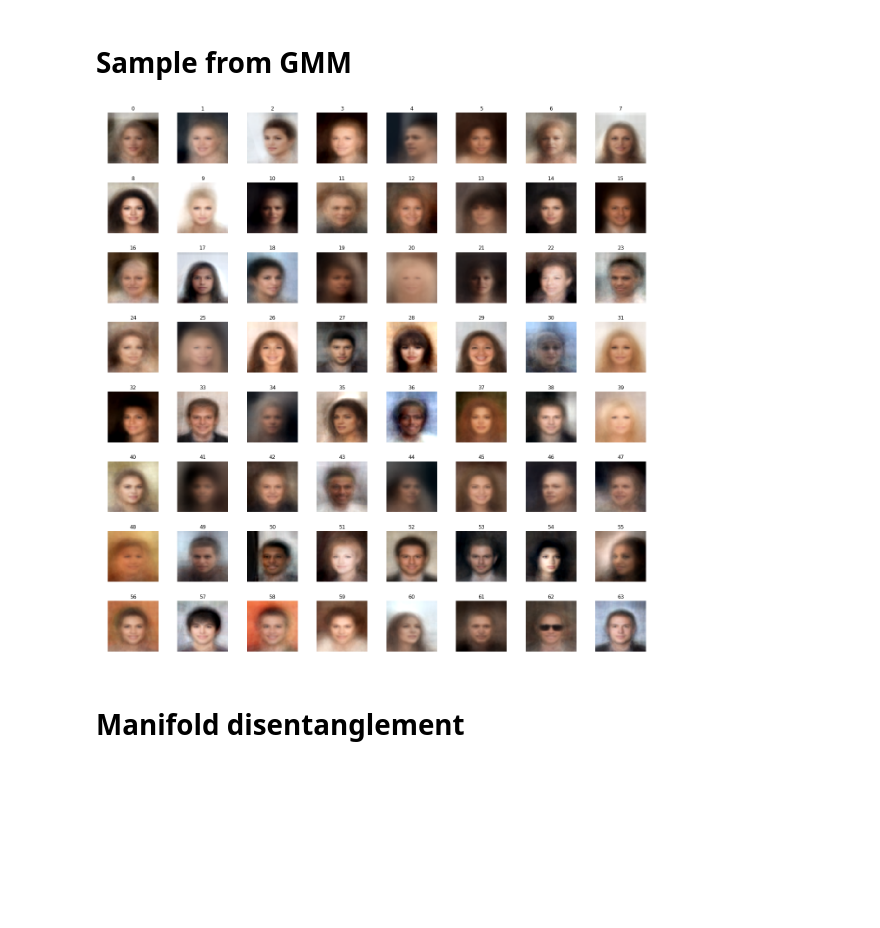
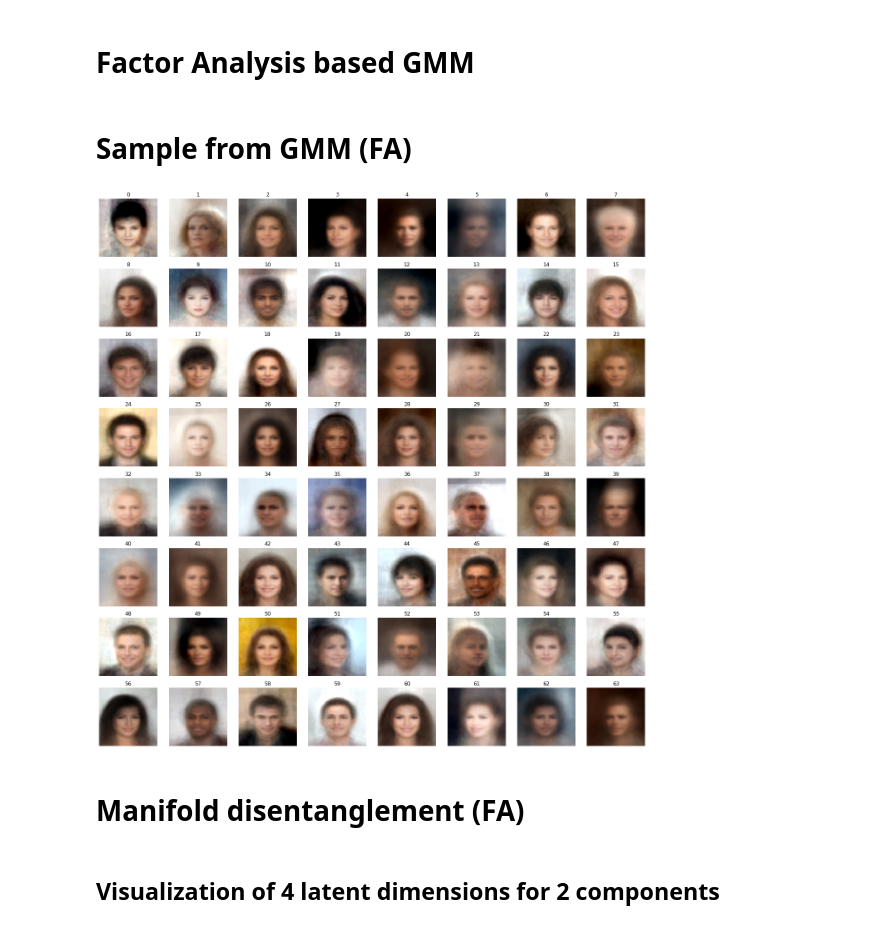
Before and after one commit to KonstantinPakulev/OnGansAndGMMs, a Jupyter notebook: mfa_eval.ipynb, the cells around one changed output. Saved outputs shown, nothing was run; the diff lists cells and outputs as text; code cells hidden in the pictures; blank space fills up the shorter version.

```diff
--- a/mfa_eval.ipynb
+++ b/mfa_eval.ipynb
@@ -25,10 +16,19 @@ gmm_model.load(path_to_model)
+# %% [markdown]
+# Factor Analysis based GMM
+# %%
+path_to_fa_model = "/home/konstantin/personal/OnGansAndGMMs/run/e1_fa_256_saved_gmm.pkl"
+
+fa_gmm_model = MFA()
+fa_gmm_model.load(path_to_fa_model)
 # %% [markdown]
-# Sample from GMM
+# Sample from GMM (FA)
 # %%
-sample_from_mfa_and_plot(gmm_model)
+sample_from_mfa_and_plot(fa_gmm_model)
 # %% [output]
-[figure, old version]
+[figure, new version]
 # %% [markdown]
-# Manifold disentanglement
+# Manifold disentanglement (FA)
+# %% [markdown]
+## Visualization of 4 latent dimensions for 2 components
 # %%
 # 0, 31, 39, 41, 52, 55, 117, 133, 241, 242
```
Also changed, not shown: parts of 11 cells of this notebook, 16 other files.
